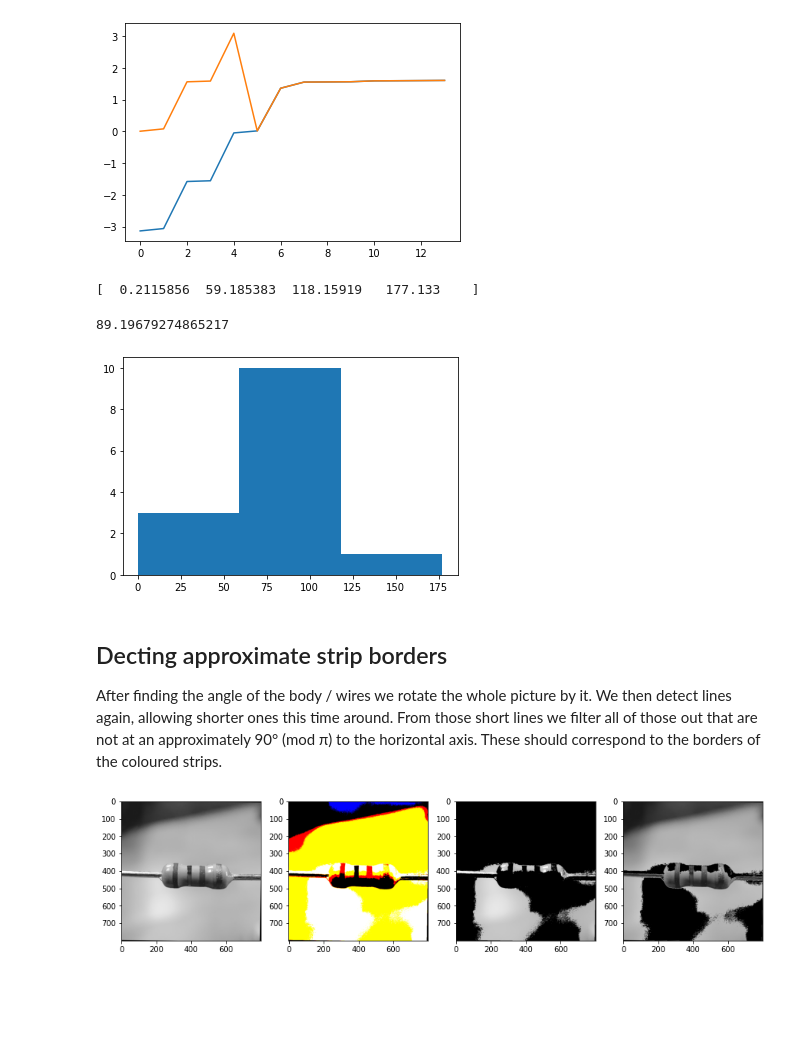
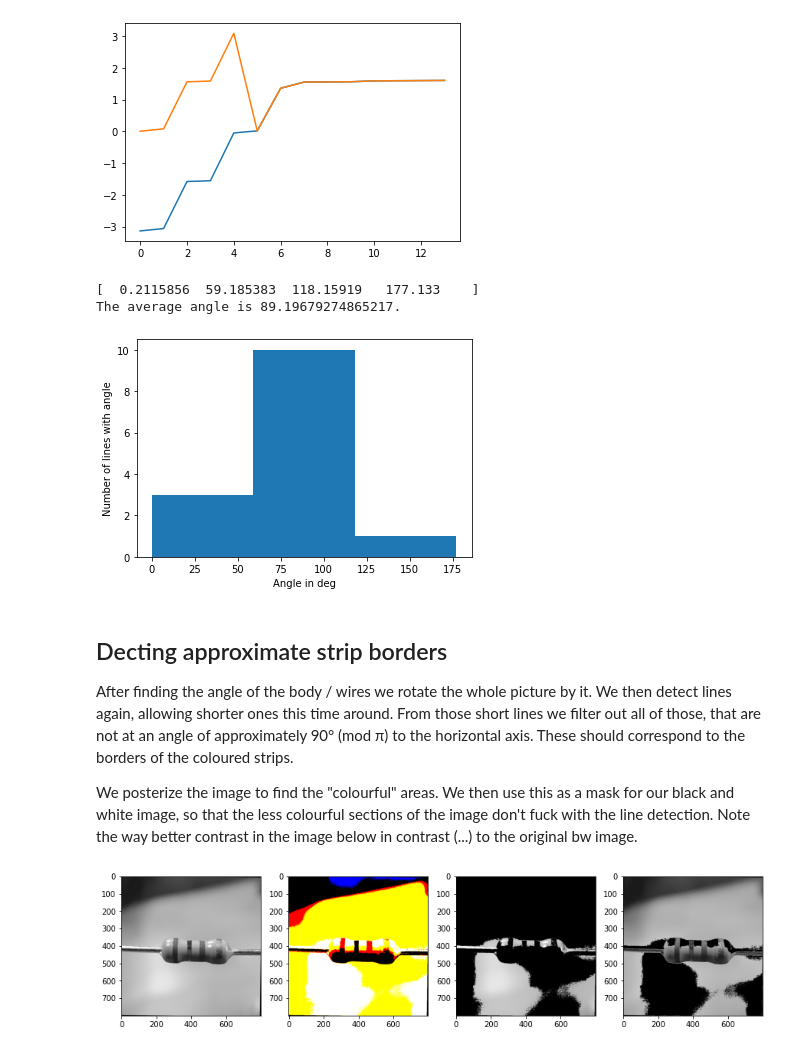
Before and after one commit to SV-97/resistor, a Jupyter notebook: resist.ipynb, the cells around one changed output. Cells and saved outputs as stored; diff of their text form; code cells hidden in the pictures; blank space fills up the shorter version.

```diff
--- a/resist.ipynb
+++ b/resist.ipynb
@@ -153,6 +154,7 @@ if ENABLE_FILTERING:
     img = cv2.filter2D(img, -1, box_blur)
     img_bw = cv2.filter2D(img_bw, -1, edge_detection_3)
     img_bw = cv2.filter2D(img_bw, -1, box_blur)
+    imshow(img_bw)
 # %% [markdown]
 ## Image normalization
 The image normalization relies on the fact that the resistors have "straight" wires sticking out on either side that are in line with the resistor body. We want to detect those lines and orient them such that they make an 0° angle with the horizontal axis. The algorithm proceeds as follows:
@@ -211,20 +204,29 @@ plt.plot(line_angles[0, :], np.mod(line_angles[1, :], np.pi))
 # %%
 # we don't care about the direction of our lines
 # so we take the remainder after division by π
 angles_for_hist = np.mod(angles, np.pi)
 counts, borders = np.histogram(angles_for_hist, bins=3)
 plt.hist(angles_for_hist*180/np.pi, bins=3)
+plt.xlabel("Angle in deg")
+plt.ylabel("Number of lines with angle")
 print(borders*180/np.pi)
 index_of_max = np.argmax(counts)
 border_of_max = borders[index_of_max:index_of_max+2] # most angles lie in this bracket
 # compute the average of all the angles that fall into the "most common angles" bracket
 avg_angle = np.mean(angles_for_hist[np.logical_and(border_of_max[0] <= angles_for_hist, angles_for_hist <= border_of_max[1])])
-avg_angle * 180/np.pi
+print(f"The average angle is {avg_angle * 180/np.pi}.")
+
+rotation_angle = -avg_angle
+img_bw_rot = rotate_img(img_bw, rotation_angle)
+img_rot = rotate_img(img, rotation_angle)
 # %% [output]
 [  0.2115856  59.185383  118.15919   177.133    ]
+The average angle is 89.19679274865217.
-89.19679274865217
-[figure, old version]
+[figure, new version]
 # %% [markdown]
 ## Decting approximate strip borders
-After finding the angle of the body / wires we rotate the whole picture by it. We then detect lines again, allowing shorter ones this time around. From those short lines we filter all of those out that are not at an approximately 90° (mod π) to the horizontal axis. These should correspond to the borders of the coloured strips.
+After finding the angle of the body / wires we rotate the whole picture by it. We then detect lines again, allowing shorter ones this time around. From those short lines we filter out all of those, that are not at an angle of approximately 90° (mod π) to the horizontal axis. These should correspond to the borders of the coloured strips.
+
+We posterize the image to find the "colourful" areas. We then use this as a mask for our black and white image, so that the less colourful sections of the image don't fuck with the line detection. Note the way better contrast
+in the image below in contrast (...) to the original bw image.
 # %%
```
Also changed, not shown: parts of 19 cells of this notebook.
